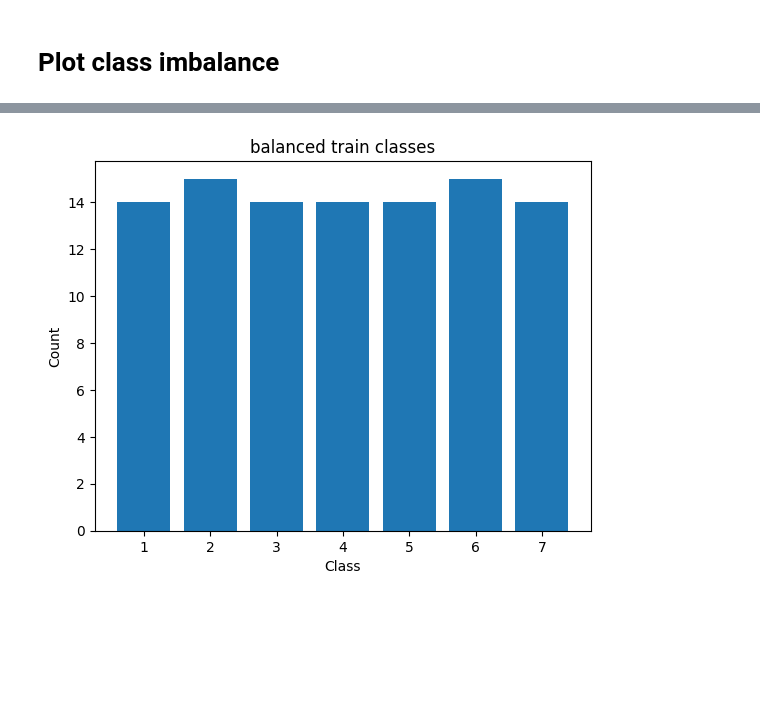
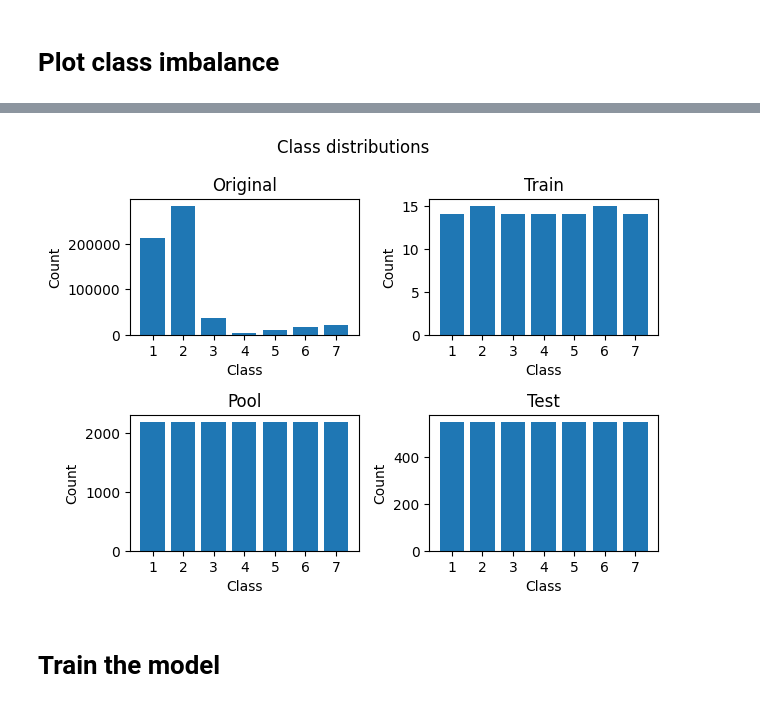
Before and after one commit to JulieTTNguyen/ActiveML_miniproject, a Jupyter notebook: data_analysis.ipynb, the cells around one changed output, grey strips where cells are left out. Cells and saved outputs as stored; diff of their text form; code cells hidden in the pictures; blank space fills up the shorter version.

Commit message:
plots

```diff
--- a/data_analysis.ipynb
+++ b/data_analysis.ipynb
@@ -26,16 +18,17 @@ data,explained_var = prepare_data(
 # %%
-plt.subplot(2, 2, 1)
-plots.plot_class_distribution(cov_type["target"], "Original", show = False)
+def plot_downsampled_distribution(data):
+    plt.subplot(2, 2, 1)
+    plots.plot_class_distribution(cov_type["target"], "Original", show = False)
 
-plt.subplot(2, 2, 2)
-plots.plot_class_distribution(data['train']['y'], "Train", show = False)
+    plt.subplot(2, 2, 2)
+    plots.plot_class_distribution(data['train']['y'], "Train", show = False)
 
-plt.subplot(2, 2, 3)
-plots.plot_class_distribution(data['pool']['y'], "Pool", show = False)
+    plt.subplot(2, 2, 3)
+    plots.plot_class_distribution(data['pool']['y'], "Pool", show = False)
 
-plt.subplot(2, 2, 4)
-plots.plot_class_distribution(data['Test']['y'], "Test", show = False)
+    plt.subplot(2, 2, 4)
+    plots.plot_class_distribution(data['test']['y'], "Test", show = False)
 
-plt.suptitle("Class distributions")
-plt.tight_layout()
-plt.show()
+    plt.suptitle("Class distributions")
+    plt.tight_layout()
+    plt.show()
@@ -47,15 +46,17 @@ TypeError: plot_class_distribution() got an unexpected keyword argument 'show'
 # %%
 data,explained_var = prepare_data(
     cov_type,
     n_init=100,
     n_points=20000,   # optional (set None to use full dataset)
     seed=42,
     even_distribution=True
 )
 
-plots.plot_class_distribution(data["train"]["y"], "Balanced train classes")
+plot_downsampled_distribution(data)
 # %% [output]
-[figure, old version]
+[figure, new version]
+# %% [markdown]
+# Train the model
 # %%
 
 
```
Also changed, not shown: parts of 4 cells of this notebook.
